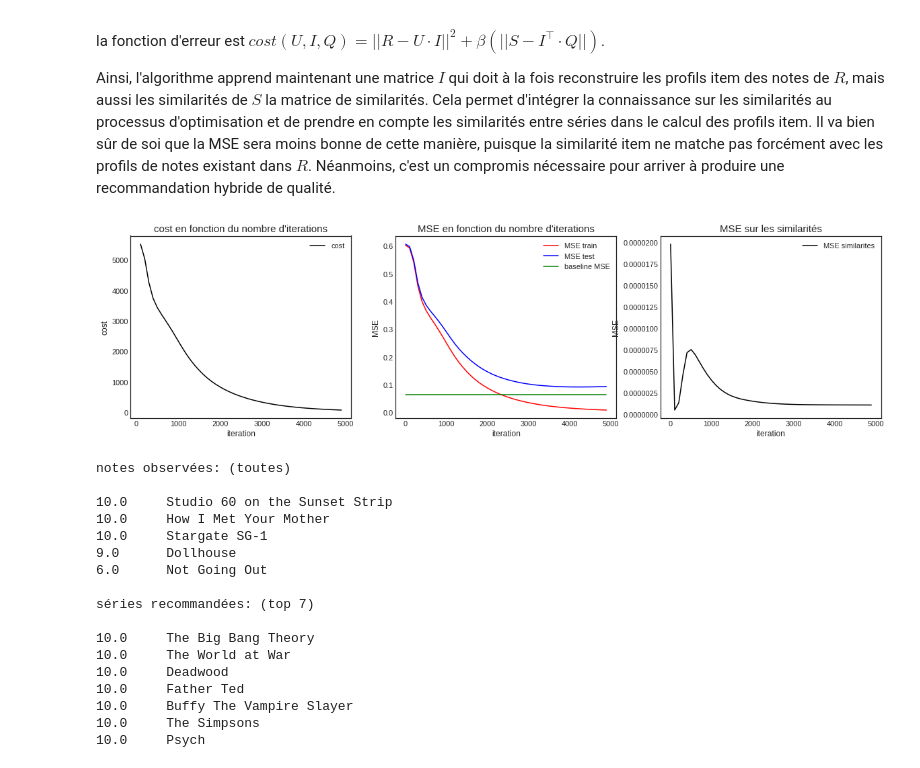
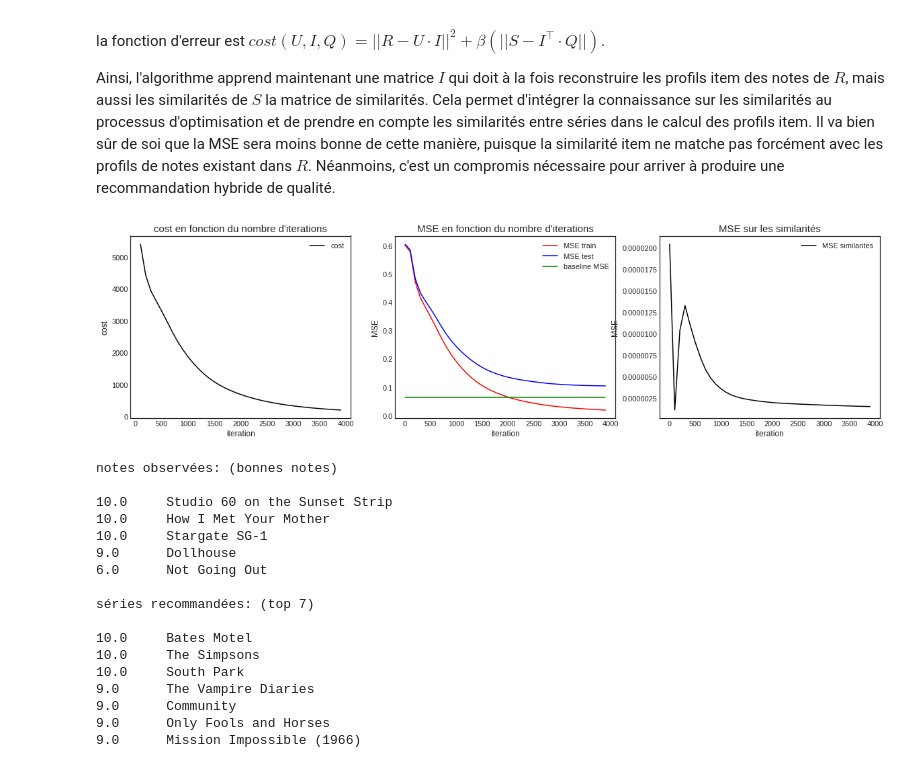
Before and after one commit to ismaelbonneau/movie_recommender, a Jupyter notebook: collaborative_filtering_1.ipynb, the cells around one changed output. Saved outputs shown, nothing was run; the diff lists cells and outputs as text; code cells hidden in the pictures.

```diff
--- a/collaborative_filtering_1.ipynb
+++ b/collaborative_filtering_1.ipynb
@@ -683,7 +683,7 @@ Q = tf.Variable(np.abs(np.random.normal(scale=1./k, size=(shape[1], k)).astype(n
 R_pred = tf.matmul(U, I) #embeddings
 
 #beta: paramètre de regularization
-beta = tf.constant(0.05, dtype=tf.float64, name="beta")
+beta = tf.constant(0.01, dtype=tf.float64, name="beta")
 regularizer = beta * (tf.square(tf.reduce_sum(S - tf.matmul(Q, I))))
 
 #cout de l'algo NMF, norme matricielle de R - R_pred
@@ -709,7 +709,7 @@ global_step = tf.Variable(0, trainable=False)
 
 optimizer = tf.train.AdamOptimizer(alpha).minimize(cost, global_step=global_step)
 
-steps = 5000
+steps = 4000
 costs = []
 mses_train = []
 mses_test = []
@@ -734,34 +734,34 @@ learnt_U = sess.run(U)
 learnt_I = sess.run(I)
 msebaseline = sess.run(baselineMSE)
 sess.close()
 
 plt.figure(figsize=(20,5))
 plt.subplot(1,3, 1)
 plt.title("cost en fonction du nombre d'iterations", fontsize=15)
 plt.xlabel("iteration")
 plt.ylabel("cost")
 plt.plot([a for a,b in costs[1:]], [b for a,b in costs[1:]], color="black", label="cost")
 plt.legend()
 
 plt.subplot(1,3, 2)
 plt.title("MSE en fonction du nombre d'iterations", fontsize=15)
 plt.xlabel("iteration")
 plt.ylabel("MSE")
 plt.plot([a for a,b in mses_train], [b for a,b in mses_train], color="red", label="MSE train")
 plt.plot([a for a,b in mses_test], [b for a,b in mses_test], color="blue", label="MSE test")
 plt.plot([a for a,b in mses_test], [msebaseline]*len(mses_train), color="green", label="baseline MSE")
 plt.legend()
 
 plt.subplot(1,3, 3)
 plt.title("MSE sur les similarités", fontsize=15)
 plt.xlabel("iteration")
 plt.ylabel("MSE")
 plt.plot([a for a,b in mses_sim], [b for a,b in mses_sim], color="black", label="MSE similarites")
 plt.legend()
 
 plt.show()
 # %% [output]
-[figure, old version]
+[figure, new version]
 # %%
 #sauvegarde des embeddings appris pour les visualiser dans tensorboard
 np.savetxt(f"imdb_vectors2.tsv", learnt_I.transpose(), delimiter="\t")
@@ -770,9 +770,9 @@ xptdr = np.clip(np.round(np.dot(learnt_U, learnt_I) * 10), a_min=0, a_max=10)
 
 user = 200
 
-lol = [(i,a) for i, a in enumerate(df.iloc[user].values) if not np.isnan(a)]
+lol = [(i,a) for i, a in enumerate(df.iloc[user].values) if not np.isnan(a) and a > 5]
 lol.sort(key=lambda x: x[1])
-print("notes observées: (toutes)\n")
+print("notes observées: (bonnes notes)\n")
 for i, rating in lol[::-1]:
     print(rating,"\t"," ".join(serie_dict[i].split("_")[1:]))
 
@@ -782,7 +782,7 @@ print("\nséries recommandées: (top 7)\n")
 for i in mdr[:7]:
     print(xptdr[user][i],"\t", " ".join(serie_dict[i].split("_")[1:]))
 # %% [output]
-notes observées: (toutes)
+notes observées: (bonnes notes)
 
 10.0     Studio 60 on the Sunset Strip
 10.0     How I Met Your Mother
@@ -792,10 +792,10 @@ notes observées: (toutes)
 
 séries recommandées: (top 7)
 
-10.0     The Big Bang Theory
-10.0     The World at War
-10.0     Deadwood
-10.0     Father Ted
-10.0     Buffy The Vampire Slayer
+10.0     Bates Motel
 10.0     The Simpsons
-10.0     Psych
+10.0     South Park
+9.0      The Vampire Diaries
+9.0      Community
+9.0      Only Fools and Horses
+9.0      Mission Impossible (1966)
```
Also changed, not shown: parts of 1 cell of this notebook.
